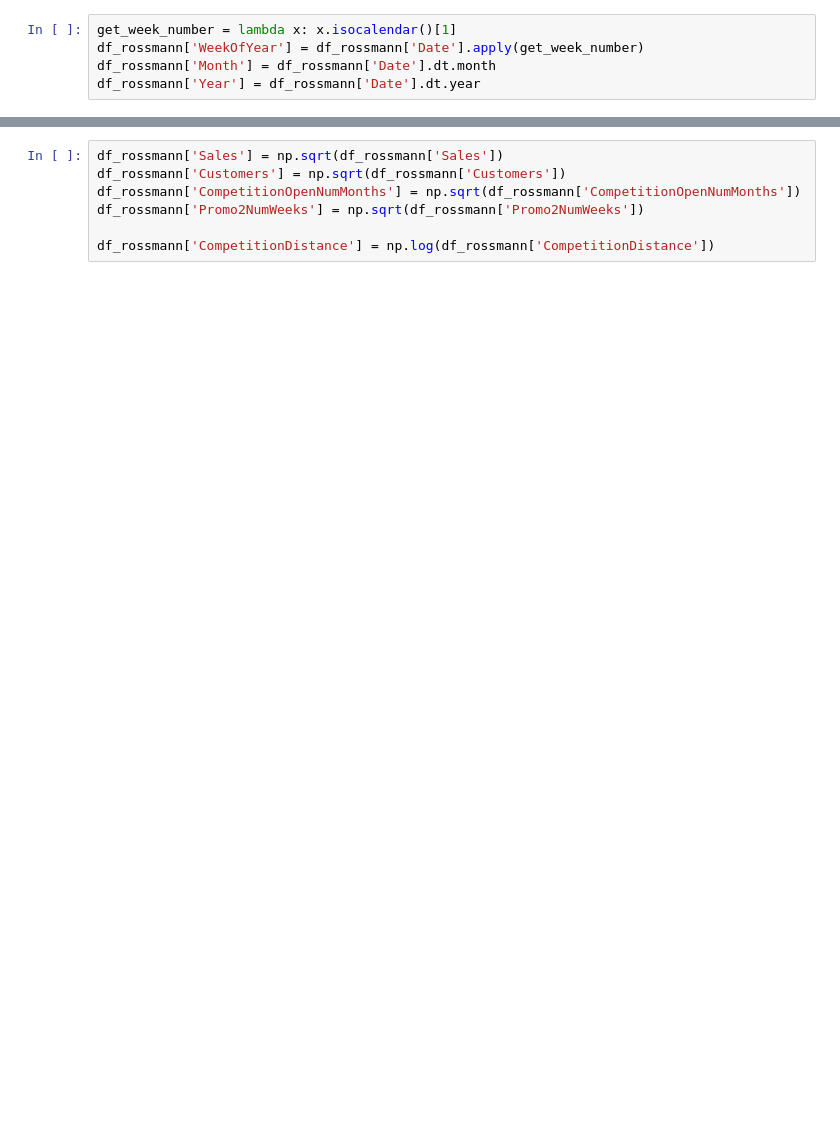
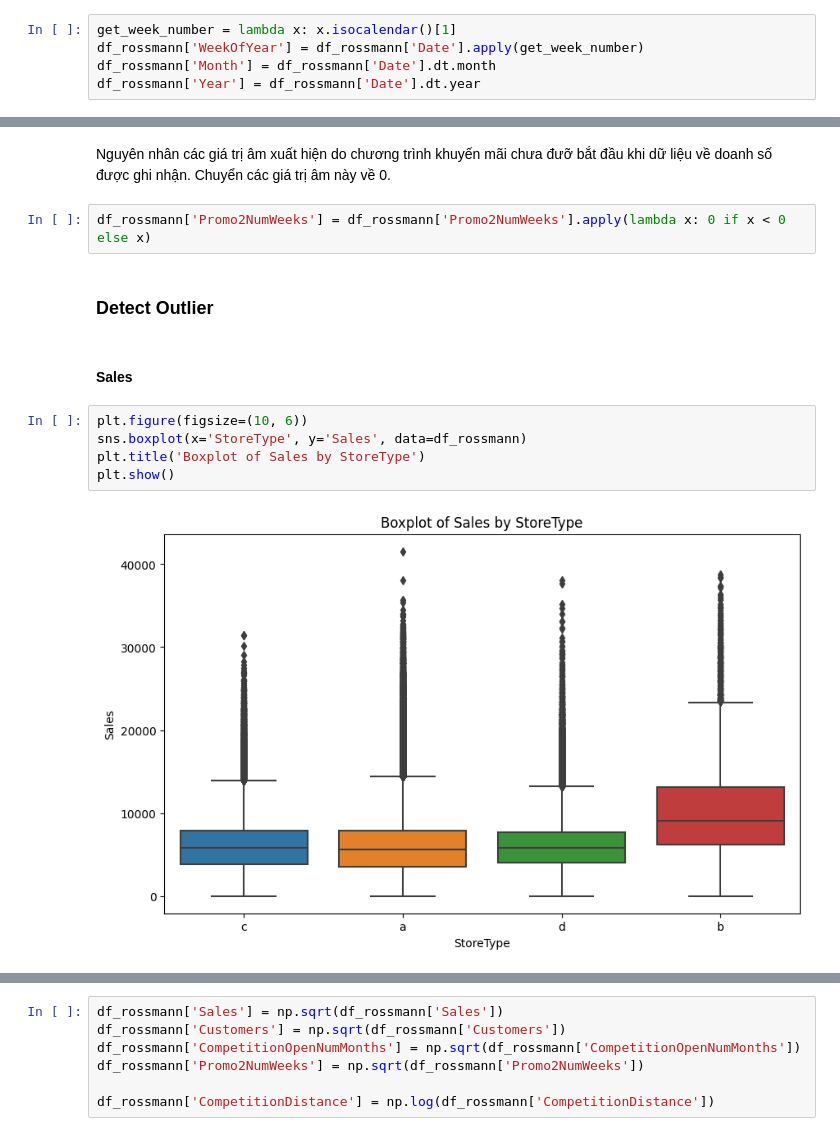
Before and after one commit to nhanho2508/DM_232, a Jupyter notebook: rossman.ipynb, the cells around one changed output, grey strips where cells are left out. Saved outputs shown, nothing was run; the diff lists cells and outputs as text; blank space fills up the shorter version.

```diff
--- a/rossman.ipynb
+++ b/rossman.ipynb
@@ -130,0 +420,15 @@ remove_outliers_iqr(df_rossmann, True, 'CompetitionDistance')
+# %% [markdown]
+Nguyên nhân các giá trị âm xuất hiện do chương trình khuyến mãi chưa đưỡ bắt đầu khi dữ liệu về doanh số được ghi nhận. Chuyển các giá trị âm này về 0.
+# %%
+df_rossmann['Promo2NumWeeks'] = df_rossmann['Promo2NumWeeks'].apply(lambda x: 0 if x < 0 else x)
+# %% [markdown]
+### Detect Outlier
+# %% [markdown]
+#### Sales
+# %%
+plt.figure(figsize=(10, 6))
+sns.boxplot(x='StoreType', y='Sales', data=df_rossmann)
+plt.title('Boxplot of Sales by StoreType')
+plt.show()
+# %% [output]
+[figure, added]
```
Also changed, not shown: parts of 148 cells of this notebook.
